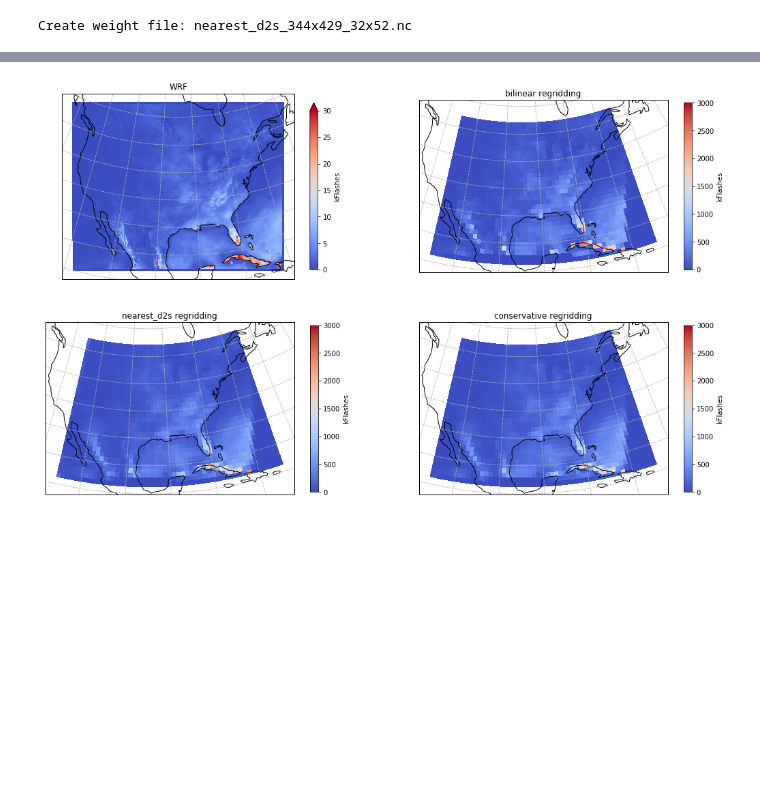
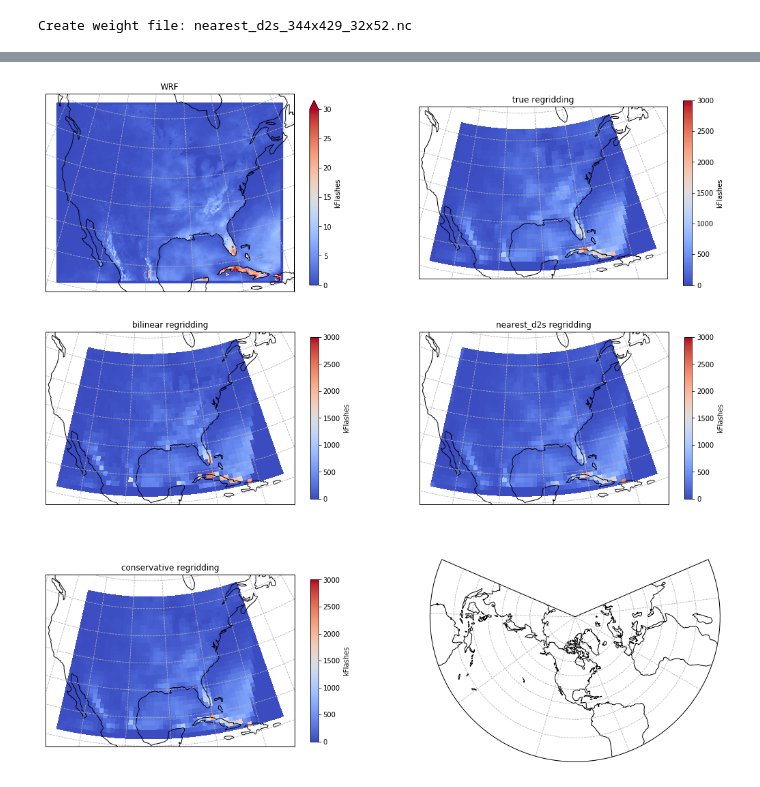
Before and after one commit to zxdawn/GEOSChem-python-tutorial, a Jupyter notebook: Chapter04_regridding_WRFChem.ipynb, the cells around one changed output, grey strips where cells are left out. Saved outputs shown, nothing was run; the diff lists cells and outputs as text; code cells hidden in the pictures; blank space fills up the shorter version.

Commit message:
Add 'True' regridding, comparison and data link

```diff
--- a/Chapter04_regridding_WRFChem.ipynb
+++ b/Chapter04_regridding_WRFChem.ipynb
@@ -20,5 +24,5 @@ We need to rename the coordinate names to `lon` and `lat` because xESMF has no w
 # %%
-filename = 'wrfout_d01_2014-08-31_22:30:00'
+filename = 'wrfout_d01_2014-08-31_22:30:00_extract'
 ds = xr.open_dataset(filename).isel(Time=0)
 ds.rename({'XLONG':'lon','XLAT':'lat'}, inplace=True)
 # %% [output]
@@ -101,9 +98,10 @@ for varname, dr in ds.data_vars.items():
   # Olny pick variables we need
   if varname in ['IC_FLASHCOUNT','CG_FLASHCOUNT']:
     dr_temp = regridder_bilinear(dr/area_wrf)  # temporary variable for the current tracer
+    bilinear_list.append(dr_temp)
   elif varname == 'no2':
     dr_temp = regridder_bilinear(dr)
-  bilinear_list.append(dr_temp)
+    bilinear_list.append(dr_temp)
 # %% [markdown]
 We can merge a list of DataArray to a single Dataset
 # %%
@@ -148,9 +146,10 @@ conservative_list = []
 for varname, dr in ds.data_vars.items():
   if varname in ['IC_FLASHCOUNT','CG_FLASHCOUNT']:
     dr_temp = regridder_conserve(dr/area_wrf)
+    conservative_list.append(dr_temp)
   elif varname == 'no2':
     dr_temp = regridder_conserve(dr)
-  conservative_list.append(dr_temp)
+    conservative_list.append(dr_temp)
 
 conservative_result = xr.merge(conservative_list)
 
@@ -185,7 +183,7 @@ nearest_d2s_result['TL_FLASHCOUNT'] =  nearest_d2s_result.CG_FLASHCOUNT + neares
 nearest_d2s_result['no2'].attrs['description'] = 'NO2 mixing ratio'
 nearest_d2s_result['no2'].attrs['units'] = 'ppmv'
 nearest_d2s_result['IC_FLASHCOUNT'].attrs['description'] = 'Accumulated IC flash count'
-conservative_result['CG_FLASHCOUNT'].attrs['description'] = 'Accumulated CG flash count'
-conservative_result['TL_FLASHCOUNT'].attrs['description'] = 'Accumulated Total flash count'
+nearest_d2s_result['CG_FLASHCOUNT'].attrs['description'] = 'Accumulated CG flash count'
+nearest_d2s_result['TL_FLASHCOUNT'].attrs['description'] = 'Accumulated Total flash count'
 # %% [output]
 Create weight file: nearest_d2s_344x429_32x52.nc
@@ -196,41 +234,54 @@ Comparing three algorithms:
 # %%
+TL_true = sum_result['TL_FLASHCOUNT']/1E3 # kFlashes
+TL_bilinear = bilinear_result['TL_FLASHCOUNT']/1E3
+TL_conservative = conservative_result['TL_FLASHCOUNT']/1E3
+TL_nearest_d2s = nearest_d2s_result['TL_FLASHCOUNT']/1E3
+
 # Create Lambert Projection
 proj = ccrs.LambertConformal(central_latitude=39,central_longitude=-95,
                             standard_parallels = (39, 39))
 
-fig, axes = plt.subplots(2, 2, figsize=[18,11], subplot_kw={'projection': proj})
+fig, axes = plt.subplots(1,2,figsize=[18,10], subplot_kw={'projection': proj})
+# Plot WRF data
+TL = (ds['CG_FLASHCOUNT']+ds['IC_FLASHCOUNT'])/1E3 # kFlashes
+TL.plot(ax=axes.flatten()[0], cmap='coolwarm', transform=ccrs.PlateCarree(), x='lon', y='lat', vmin=0, vmax=30,
+                        cbar_kwargs={'shrink': 0.5, 'label': 'kFlashes'})
 
-TL = (ds['CG_FLASHCOUNT']+ds['IC_FLASHCOUNT'])/1E3 # kFlashes
-TL_bilinear = bilinear_result['TL_FLASHCOUNT']/1E3
-TL_conservative = conservative_result['TL_FLASHCOUNT']/1E3
-TL_nearest_d2s = nearest_d2s_result['TL_FLASHCOUNT']/1E3
-
-# Plot WRF data
-TL.plot(ax=axes.flatten()[0], cmap='coolwarm', transform=ccrs.PlateCarree(), x='lon', y='lat', vmin=0, vmax=30,
-                        cbar_kwargs={'shrink': 0.9, 'label': 'kFlashes'})
-
-# Plot Bilinear data
-TL_bilinear.plot(ax=axes.flatten()[1], cmap='coolwarm', transform=ccrs.PlateCarree(), x='lon', y='lat', vmin=0, vmax=3000,
-                                   cbar_kwargs={'shrink': 0.9, 'label': 'kFlashes'})
-
-# Plot nearest_d2s data
-TL_nearest_d2s.plot(ax=axes.flatten()[2], cmap='coolwarm', transform=ccrs.PlateCarree(), x='lon', y='lat', vmin=0, vmax=3000,
-                                   cbar_kwargs={'shrink': 0.9, 'label': 'kFlashes'})
-
-# Plot Conservative data
-TL_conservative.plot(ax=axes.flatten()[3], cmap='coolwarm', transform=ccrs.PlateCarree(), x='lon', y='lat', vmin=0, vmax=3000,
-                                      cbar_kwargs={'shrink': 0.9, 'label': 'kFlashes'})
-
-axes.flatten()[0].set_title('WRF')
-axes.flatten()[1].set_title('bilinear regridding')
-axes.flatten()[2].set_title('nearest_d2s regridding')
-axes.flatten()[3].set_title('conservative regridding')
+# Plot True data
+TL_true.plot(ax=axes.flatten()[1], cmap='coolwarm', transform=ccrs.PlateCarree(), x='lon', y='lat', vmin=0, vmax=3000,
+                        cbar_kwargs={'shrink': 0.5, 'label': 'kFlashes'})
 
 for ax in axes.flatten():
     ax.coastlines()
     ax.gridlines(linestyle='--')
+
+axes.flatten()[0].set_title('WRF')
+axes.flatten()[1].set_title('true regridding')
+
+
+fig, axes = plt.subplots(2, 2, figsize=[18,12], subplot_kw={'projection': proj})
+# Plot Bilinear data
+TL_bilinear.plot(ax=axes.flatten()[0], cmap='coolwarm', transform=ccrs.PlateCarree(), x='lon', y='lat', vmin=0, vmax=3000,
+                                   cbar_kwargs={'shrink': 0.8, 'label': 'kFlashes'})
+
+# Plot nearest_d2s data
+TL_nearest_d2s.plot(ax=axes.flatten()[1], cmap='coolwarm', transform=ccrs.PlateCarree(), x='lon', y='lat', vmin=0, vmax=3000,
+                                   cbar_kwargs={'shrink': 0.8, 'label': 'kFlashes'})
+
+# Plot Conservative data
+TL_conservative.plot(ax=axes.flatten()[2], cmap='coolwarm', transform=ccrs.PlateCarree(), x='lon', y='lat', vmin=0, vmax=3000,
+                                      cbar_kwargs={'shrink': 0.8, 'label': 'kFlashes'})
+
+axes.flatten()[0].set_title('bilinear regridding')
+axes.flatten()[1].set_title('nearest_d2s regridding')
+axes.flatten()[2].set_title('conservative regridding')
+
+for ax in axes.flatten():
+    ax.coastlines()
+    ax.gridlines(linestyle='--')
 # %% [output]
-[figure, old version]
+[figure, new version]
+[figure, added]
 # %% [markdown]
 Since 1&deg; * 1&deg; consists of about 10\*10 12 km cells, I scale the colorbar by `100`.
 
```
Also changed, not shown: parts of 11 cells of this notebook.
